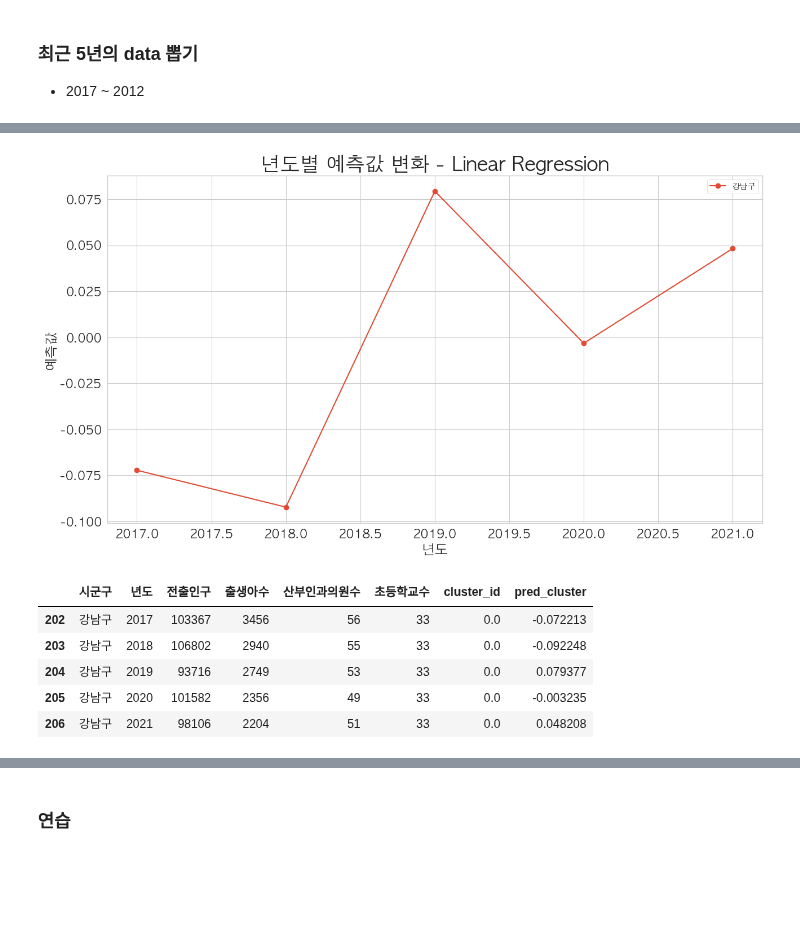
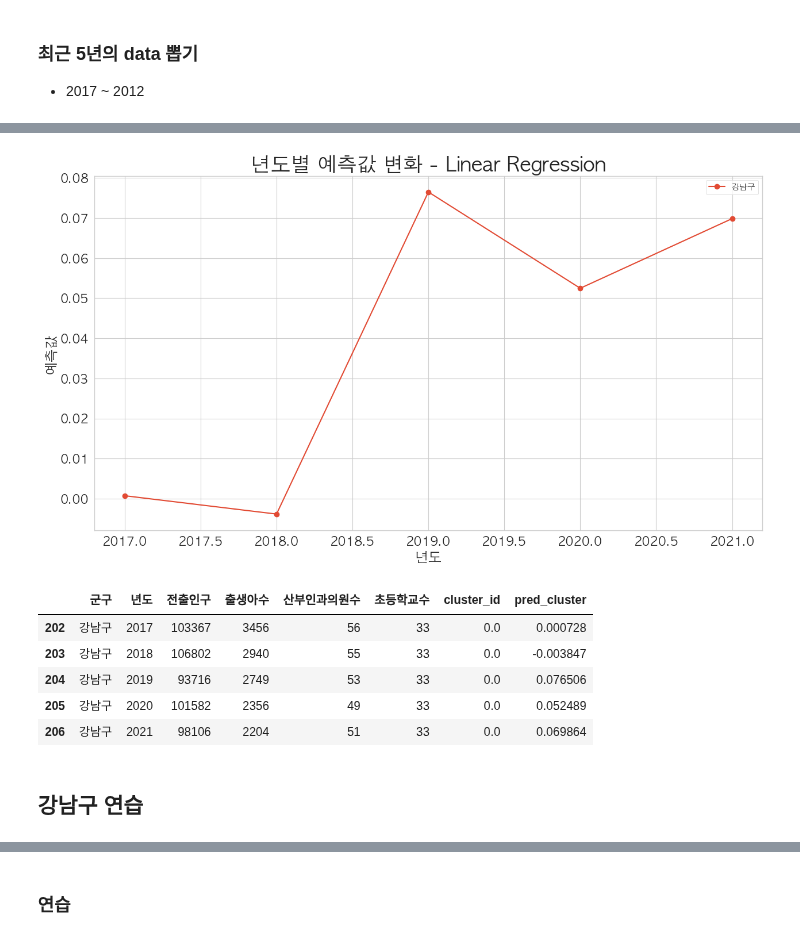
Before and after one commit to vxornjs11/Pytone_Flutter, a Jupyter notebook: Python/Seoul/Note/08.ML_01_n년후예측.ipynb, the cells around one changed output, grey strips where cells are left out. Cells and saved outputs as stored; diff of their text form; code cells hidden in the pictures; blank space fills up the shorter version.

```diff
--- a/Python/Seoul/Note/08.ML_01_n년후예측.ipynb
+++ b/Python/Seoul/Note/08.ML_01_n년후예측.ipynb
@@ -34,6 +34,6 @@ elif platform.system() == 'Windows':
 else:
     print("Unknown System")
 # %%
-df = pd.read_csv("../Data/seoul_2.csv")
-df.tail()
+df = pd.read_csv("../Data/seoul_job.csv")
+df.head()
 # %% [output]
@@ -216,0 +229,22 @@ memory usage: 8.8+ KB
+# %%
+fig = plt.figure(figsize=(8,5))
+ax = fig.add_subplot(1,1,1) #하나짜리 그래프
+
+gungu = df["군구"].unique()[:5]
+years = list(range(2017, 2022))
+
+for i in range(len(gungu)):
+    ax.plot(
+        years,
+        df[df['군구'] == gungu[i]]['pred_cluster'],
+        marker='o',
+        label=gungu[i],
+    )
+
+ax.legend(loc='best', fontsize=10)
+plt.ylim(-0.1,1.20)
+ax.set_title('년도별 예측값 변화 - Linear Regression', size=25)
+ax.set_ylabel('예측값', fontsize=17)
+ax.set_xlabel('년도', fontsize=17)
+
+plt.show()
@@ -217,47 +301,49 @@ memory usage: 8.8+ KB
 # %%
 # plt.style.use('ggplot')
 
 fig = plt.figure(figsize=(15,8))
 ax = fig.add_subplot(1,1,1) #하나짜리 그래프
 
-# gungu = df["시군구"].unique()[:5]
+# gungu = df["군구"].unique()[:5]
 gungu = ['강남구']
 # years = list(range(9))
 years = list(range(2017, 2022))
 # colors = ['red', 'salmon', 'orange', 'brown', 'yellow', 'yellowgreen', 'green', 'teal', 'blue', 'steelblue', 'cyan', 'mediumpurple', 'purple', 'rosybrown', 'pink', 'gray','black']
 # colors = 'rainbow'
 
 for i in range(len(gungu)):
 
     ax.plot(
         years,
-        df[df['시군구'] == gungu[i]]['pred_cluster'],
+        df[df['군구'] == gungu[i]]['pred_cluster'],
         marker='o',
         label=gungu[i],
         # color=colors[i]
     )
 
 ax.legend(loc='best', fontsize=10)
 plt.xticks(fontsize=15)
 plt.yticks(fontsize=15)
 ax.set_title('년도별 예측값 변화 - Linear Regression', size=25)
 ax.set_ylabel('예측값', fontsize=17)
 ax.set_xlabel('년도', fontsize=17)
 
 plt.show()
 # %% [output]
-[figure, old version]
+[figure, new version]
 # %%
 # 강남구
-df_ex = df[df['시군구']=='강남구']
+df_ex = df[df['군구']=='강남구']
 df_ex
 # %% [output]
-|  | 시군구 | 년도 | 전출인구 | 출생아수 | 산부인과의원수 | 초등학교수 | cluster_id | pred_cluster |
-| 202 | 강남구 | 2017 | 103367 | 3456 | 56 | 33 | 0.0 | -0.072213 |
-| 203 | 강남구 | 2018 | 106802 | 2940 | 55 | 33 | 0.0 | -0.092248 |
-| 204 | 강남구 | 2019 | 93716 | 2749 | 53 | 33 | 0.0 | 0.079377 |
-| 205 | 강남구 | 2020 | 101582 | 2356 | 49 | 33 | 0.0 | -0.003235 |
-| 206 | 강남구 | 2021 | 98106 | 2204 | 51 | 33 | 0.0 | 0.048208 |
+|  | 군구 | 년도 | 전출인구 | 출생아수 | 산부인과의원수 | 초등학교수 | cluster_id | pred_cluster |
+| 202 | 강남구 | 2017 | 103367 | 3456 | 56 | 33 | 0.0 | 0.000728 |
+| 203 | 강남구 | 2018 | 106802 | 2940 | 55 | 33 | 0.0 | -0.003847 |
+| 204 | 강남구 | 2019 | 93716 | 2749 | 53 | 33 | 0.0 | 0.076506 |
+| 205 | 강남구 | 2020 | 101582 | 2356 | 49 | 33 | 0.0 | 0.052489 |
+| 206 | 강남구 | 2021 | 98106 | 2204 | 51 | 33 | 0.0 | 0.069864 |
+# %% [markdown]
+## 강남구 연습
 # %%
 sns.lmplot(
     x='년도',
```
Also changed, not shown: parts of 33 cells of this notebook, 43 other files.
